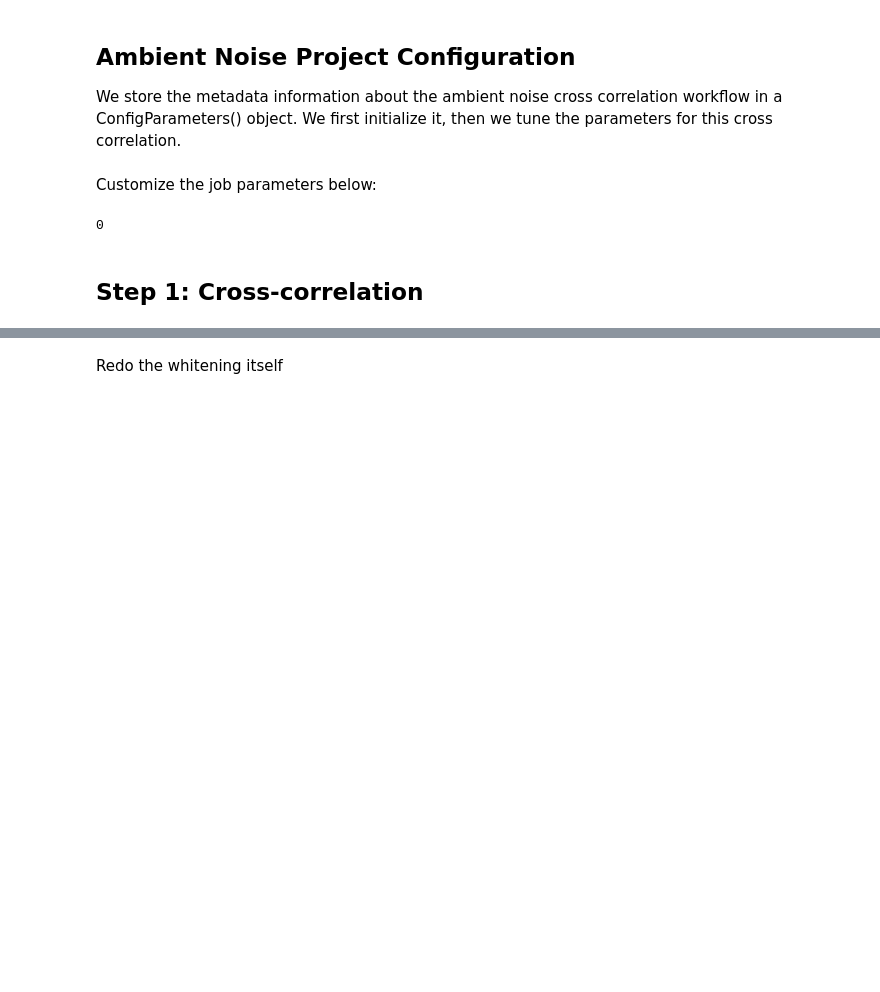
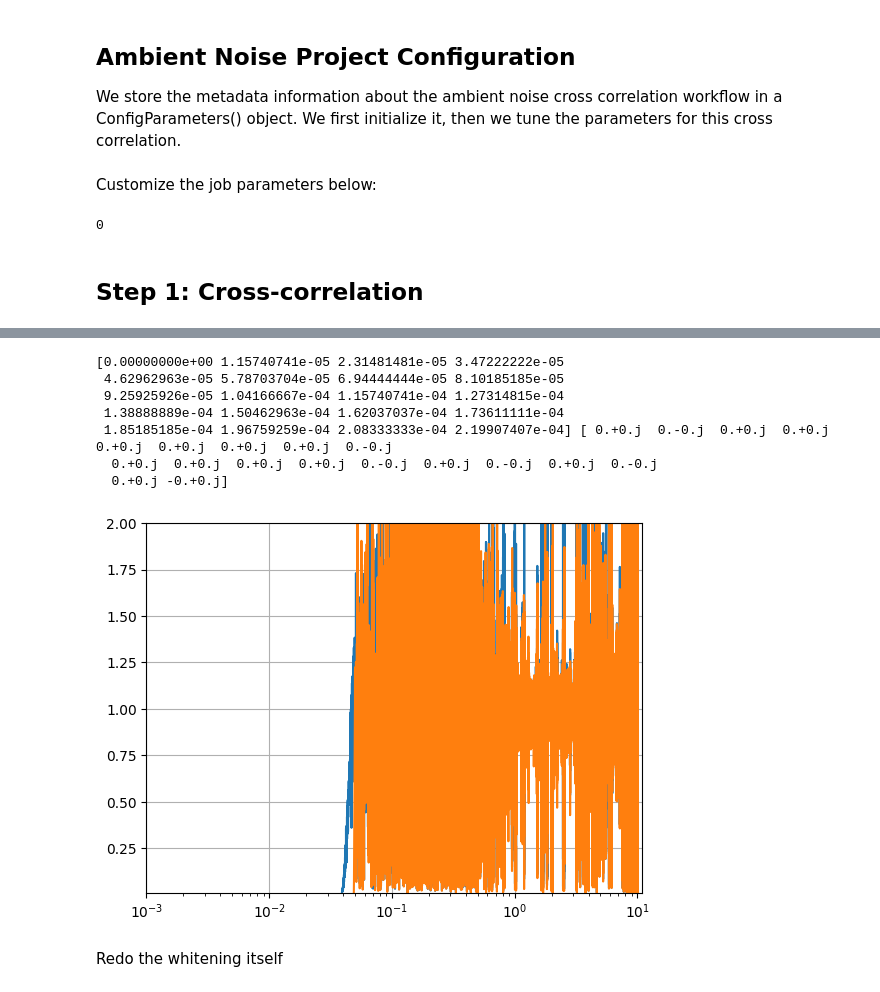
Before and after one commit to noisepy/NoisePy, a Jupyter notebook: tutorials/test_whiten.ipynb, the cells around one changed output, grey strips where cells are left out. Drawn from its saved outputs; the diff is of its cells as text; code cells hidden in the pictures; blank space fills up the shorter version.

```diff
--- a/tutorials/test_whiten.ipynb
+++ b/tutorials/test_whiten.ipynb
@@ -149,3 +144,13 @@ data = z[0].data
+# %%
+#
+
+    # delta = fft_para["dt"]
+    # freqmin = fft_para["freqmin"]
+    # freqmax = fft_para["freqmax"]
+    # smooth_N = fft_para["smooth_N"]
+    # freq_norm = fft_para["freq_norm"]
+
+fft_para = {"dt": 1/d.sampling_rate, "freqmin": config.freqmin, "freqmax": config.freqmax, "smooth_N": config.smoothspect_N, "freq_norm": config.freq_norm}
 # %%
 import matplotlib.pyplot as plt
 import numpy as np
@@ -322 +488,3 @@ def test_whiten2d():
+# %%
+fft_para['smoothspect_N']=100
 # %%
@@ -331,0 +507,9 @@ nfft = len(data)
+# %%
+# create the fft vectors
+from scipy.fftpack import next_fast_len
+
+Nfft = int(next_fast_len(int(data.shape[0])))
+delta = 1 / d.sampling_rate
+freqVec = scipy.fftpack.fftfreq(Nfft, d=delta)[: Nfft // 2]
+freq_numpy= np.fft.fftfreq(Nfft, 1/d.sampling_rate)
+Napod = 100
@@ -332,2 +536,18 @@ nfft = len(data)
+# %%
+
+plt.plot(freq_numpy[:len(freq_numpy)//2],np.abs(white_new[:len(freq_numpy)//2]))
+plt.plot(freqVec,np.abs(white_original[:len(freqVec)]))
+plt.xscale("log");plt.grid();#plt.yscale("log") ;
+plt.xlim([0.001,11]);plt.ylim([0.01,2])
+print(freqVec[0:20],white_original[0:20])
+# %% [output]
+[0.00000000e+00 1.15740741e-05 2.31481481e-05 3.47222222e-05
+ 4.62962963e-05 5.78703704e-05 6.94444444e-05 8.10185185e-05
+ 9.25925926e-05 1.04166667e-04 1.15740741e-04 1.27314815e-04
+ 1.38888889e-04 1.50462963e-04 1.62037037e-04 1.73611111e-04
+ 1.85185185e-04 1.96759259e-04 2.08333333e-04 2.19907407e-04] [ 0.+0.j  0.-0.j  0.+0.j  0.+0.j  0.+0.j  0.+0.j  0.+0.j  0.+0.j  0.-0.j
+  0.+0.j  0.+0.j  0.+0.j  0.+0.j  0.-0.j  0.+0.j  0.-0.j  0.+0.j  0.-0.j
+  0.+0.j -0.+0.j]
+[figure, added]
 # %% [markdown]
 Redo the whitening itself
```
Also changed, not shown: parts of 14 cells of this notebook, 1 other file.
